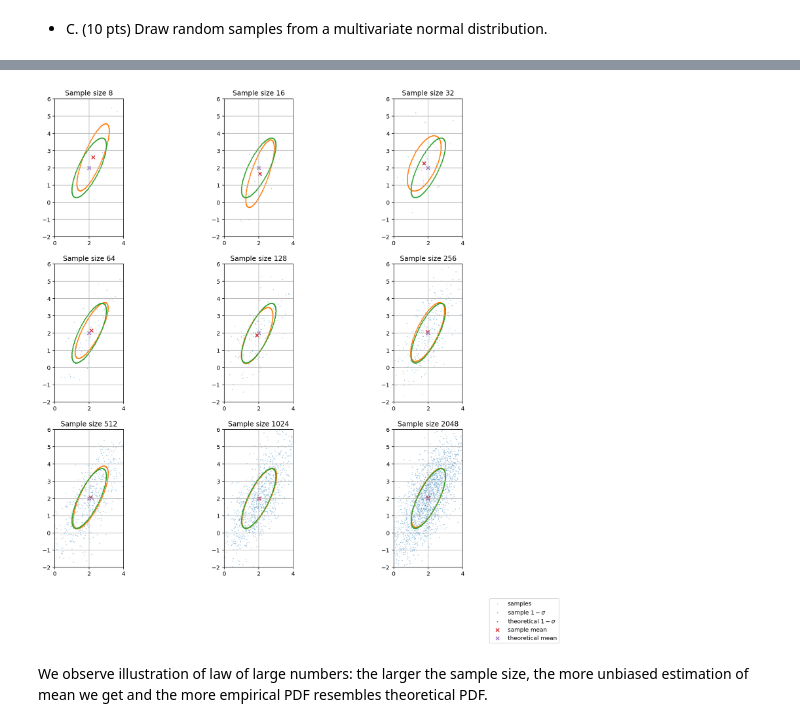
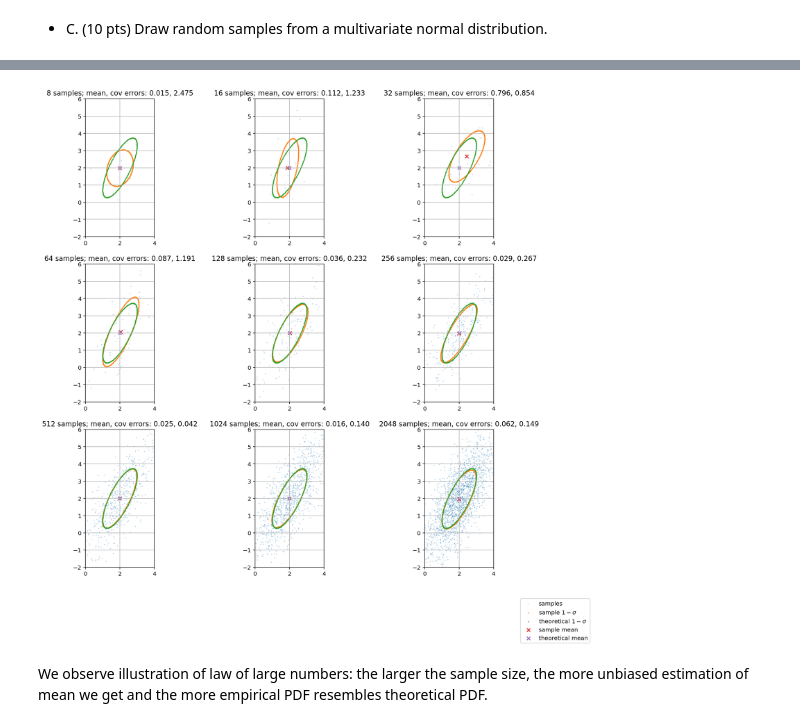
Before and after one commit to Fr0do/Perception-in-Robotics-course-T3-2022-Skoltech, a Jupyter notebook: ps/PS1/PS1_Maxim_Kurkin.ipynb, the cells around one changed output, grey strips where cells are left out. Drawn from its saved outputs; the diff is of its cells as text; code cells hidden in the pictures.

```diff
--- a/ps/PS1/PS1_Maxim_Kurkin.ipynb
+++ b/ps/PS1/PS1_Maxim_Kurkin.ipynb
@@ -119,10 +119,7 @@ plt.show()
 # %% [output]
 [figure]
 # %%
-fig, axes2d = plt.subplots(nrows=len(covs), ncols=1,
-                           #sharex=True, sharey=True,
-                           figsize=(9,15))
-
+fig, axes2d = plt.subplots(nrows=len(covs), ncols=1, figsize=(9,15))
 for i, row in enumerate(axes2d):
     row.set_aspect('equal')
     for k in ks:
@@ -134,10 +131,7 @@ plt.show()
 # %% [output]
 [figure]
 # %%
-fig, axes2d = plt.subplots(nrows=len(ks), ncols=1,
-                           #sharex=True, sharey=True,
-                           figsize=(9,15))
-
+fig, axes2d = plt.subplots(nrows=len(ks), ncols=1, figsize=(9,15))
 for i, row in enumerate(axes2d):
     row.set_aspect('equal')
     for j in range(len(covs)):
@@ -202,29 +196,31 @@ plt.legend();
 # %%
 mean = [2, 2]
 cov = [[1, 1.3], [1.3, 3]]
 sizes = [2 ** i for i in range(3, 12)]
 fig, axes2d = plt.subplots(nrows=3, ncols=3,
                            #sharex=True, sharey=True,
                            figsize=(15,15))
 
 for i, row in enumerate(axes2d):
     for j, cell in enumerate(row):
         size = int(sizes[3 * i + j])
         cell.set_aspect('equal')
         cell.set_xlim([0, 4])
         cell.set_ylim([-2, 6])
         sample_points = plot2cov(mean, cov, ax=cell, label='samples', s=0.05, x=np.random.randn(2, size))
         sample_mean = sample_points.mean(axis=1)
         sample_cov = np.cov(sample_points)
         estimated_points = plot2cov(sample_mean, sample_cov, ax=cell, label='sample $1-\sigma$', s=1, n_pts=200)
         theoretical_points = plot2cov(mean, cov, ax=cell, label='theoretical $1-\sigma$', s=1, n_pts=200)
         cell.scatter(sample_mean[0], sample_mean[1], marker='x', label='sample mean')
         cell.scatter(mean[0], mean[1], marker='x', label='theoretical mean')
-        cell.set_title(f"Sample size {size}")
+        mean_err = np.linalg.norm(sample_mean - mean)
+        cov_err  = np.linalg.norm(sample_cov - cov)
+        cell.set_title(f"{size} samples; mean, cov errors: {mean_err:.3f}, {cov_err:.3f}")
         handles, labels = cell.get_legend_handles_labels()
 fig.legend(handles, labels, loc='lower right');
 # %% [output]
-[figure, old version]
+[figure, new version]
 # %% [markdown]
 We observe illustration of law of large numbers: the larger the sample size, the more unbiased estimation of mean we get and the more empirical PDF resembles theoretical PDF.
 # %% [markdown]
```
Also changed, not shown: parts of 13 cells of this notebook.
